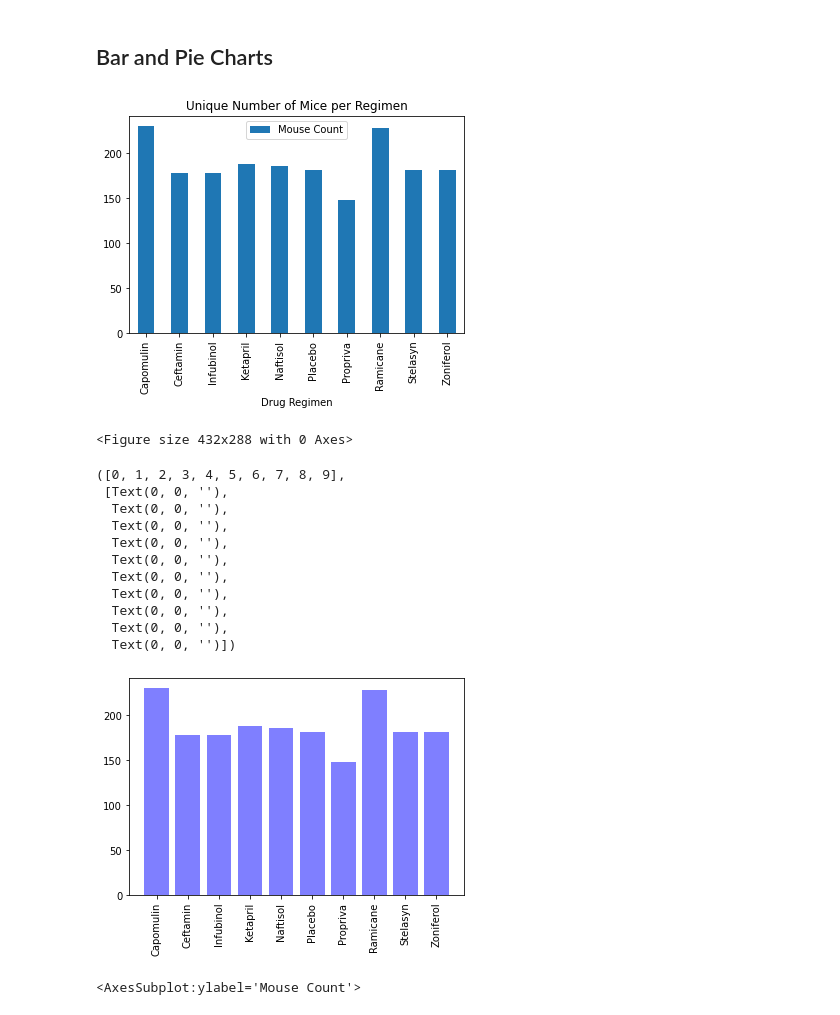
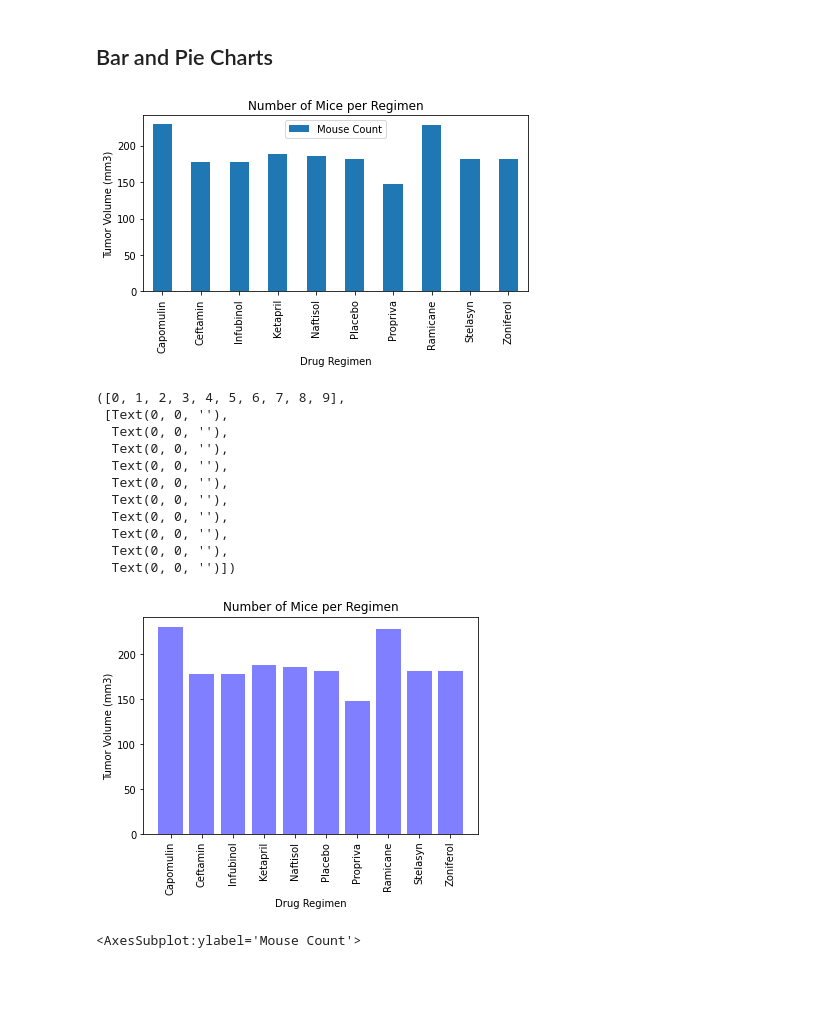
Before and after one commit to RBLevine/matplotlib-challenge, a Jupyter notebook: Pymaceuticals/pymaceuticals_starter.ipynb, the cells around one changed output. Drawn from its saved outputs; the diff is of its cells as text; code cells hidden in the pictures; blank space fills up the shorter version.

```diff
--- a/Pymaceuticals/pymaceuticals_starter.ipynb
+++ b/Pymaceuticals/pymaceuticals_starter.ipynb
@@ -158,19 +162,22 @@ drug_analysis
 # %%
 # Generate a bar plot showing the total number of unique mice tested on each drug regimen using pandas.
 mice_v_drug=cleaned_data.groupby("Drug Regimen")
 mice_v_drug=mice_v_drug["Mouse ID"].count().to_frame(name="Mouse Count")
 mice_v_drug.plot(kind="bar")
-plt.title("Unique Number of Mice per Regimen")
-
+plt.title("Number of Mice per Regimen")
+plt.tight_layout()
+plt.xlabel("Drug Regimen")
+plt.ylabel("Tumor Volume (mm3)")
 plt.show()
-plt.tight_layout()
 # %% [output]
-[figure, old version]
+[figure, new version]
-<Figure size 432x288 with 0 Axes>
 # %%
 # Generate a bar plot showing the total number of unique mice tested on each drug regimen using pyplot.
 mice_v_drug=mice_v_drug.reset_index()
 plt.bar(mice_v_drug["Drug Regimen"], mice_v_drug["Mouse Count"], color='b', alpha=0.5, align="center")
+plt.title("Number of Mice per Regimen")
+plt.xlabel("Drug Regimen")
+plt.ylabel("Tumor Volume (mm3)")
 plt.xticks(rotation="vertical")
 # %% [output]
 ([0, 1, 2, 3, 4, 5, 6, 7, 8, 9],
@@ -184,7 +191,7 @@ plt.xticks(rotation="vertical")
   Text(0, 0, ''),
   Text(0, 0, ''),
   Text(0, 0, '')])
-[figure, old version]
+[figure, new version]
 # %%
 # Generate a pie plot showing the distribution of female versus male mice using pandas
 f_v_m=cleaned_data.groupby("Sex")
```
Also changed, not shown: parts of 2 cells of this notebook.
